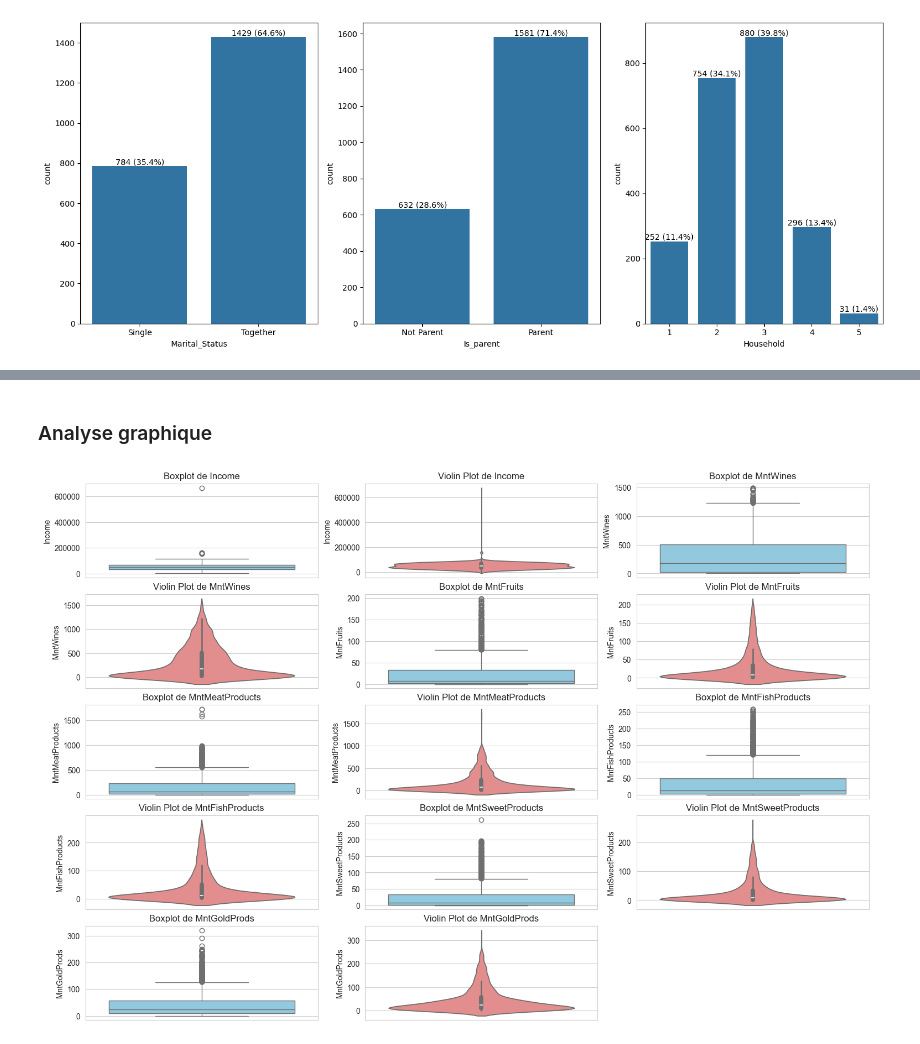
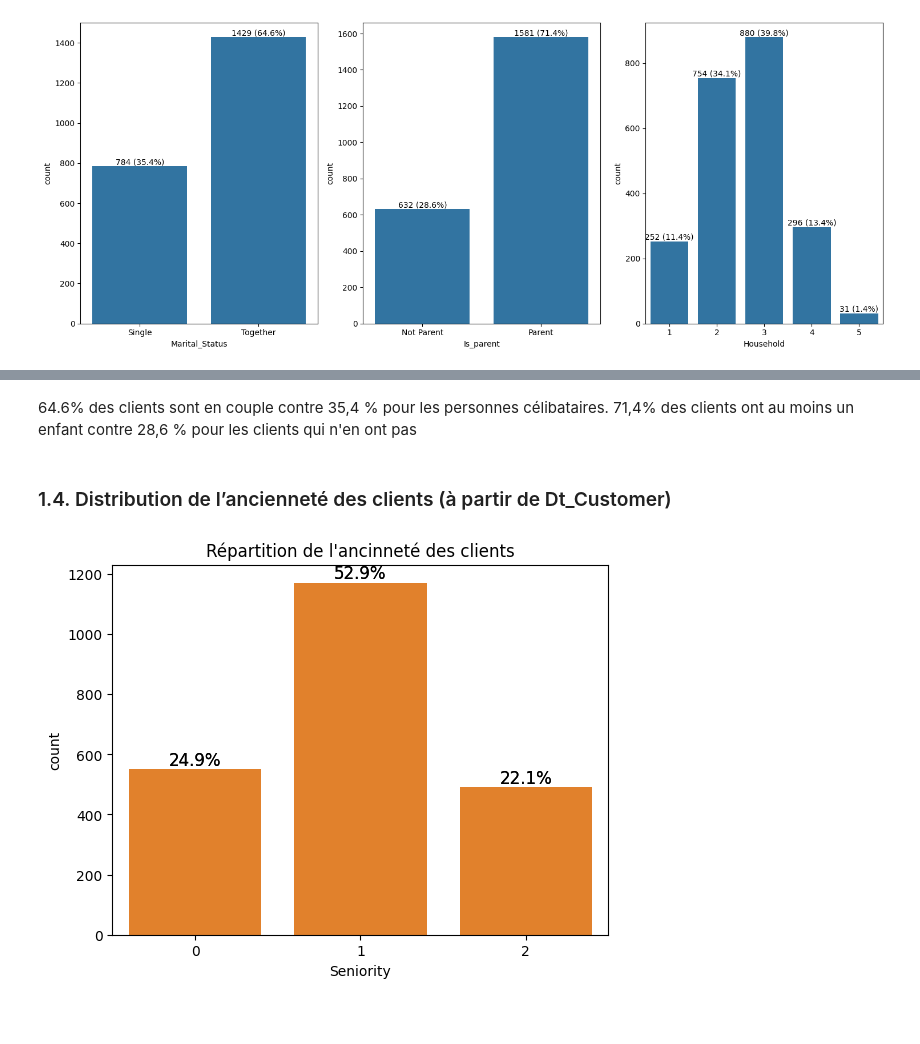
Before and after one commit to RoseM-hub/Marketing-Campaign, a Jupyter notebook: Notebooks/02 - Exploration des données.ipynb, the cells around one changed output, grey strips where cells are left out. Cells and saved outputs as stored; diff of their text form; code cells hidden in the pictures; blank space fills up the shorter version.

```diff
--- a/Notebooks/02 - Exploration des données.ipynb
+++ b/Notebooks/02 - Exploration des données.ipynb
@@ -112,22 +113,0 @@ ModuleNotFoundError: No module named 'plotly'
-# %% [markdown]
-### Analyse graphique
-# %%
-sns.set_style("whitegrid")
-num_vars = len(variables) * 2
-n_cols = 3
-fig, axes = plt.subplots(nrows=nrows, ncols=ncols, figsize=(15, 10), constrained_layout=True)
-nrows = (num_vars + ncols-1)// ncols
-axes = axes.flatten()
-variables =  ["Income", "MntWines",	"MntFruits","MntMeatProducts", "MntFishProducts",	"MntSweetProducts",	"MntGoldProds"]
-for i, var in enumerate(variables):
-    sns.boxplot(y=var, data=df, ax=axes[2*i], color='skyblue')
-    axes[2*i].set_title(f'Boxplot de {var}', fontsize=12)
-    sns.violinplot(y=var, data=df, ax=axes[2*i + 1], color='lightcoral')
-    axes[2*i + 1].set_title(f'Violin Plot de {var}', fontsize=12)
-
-for j in range(2*i + 2, len(axes)):
-    fig.delaxes(axes[j])
-
-plt.show()
-# %% [output]
-[figure, removed]
@@ -135,0 +114,20 @@ data.to_csv("..data/Data_vi_marketing_campaigns.csv", index=False)
+# %% [markdown]
+64.6% des clients sont en couple contre 35,4 % pour les personnes célibataires.
+71,4% des clients ont au moins un enfant contre 28,6  % pour les clients qui n'en ont pas
+# %% [markdown]
+### 1.4. Distribution de l’ancienneté des clients (à partir de Dt_Customer)
+# %%
+ax = sns.countplot(x=data['Seniority'], data=data)
+sns.countplot(x=data['Seniority'], data=data)
+plt.title("Répartition de l'ancinneté des clients")
+total = len(data)
+for p in ax.patches:
+    height = p.get_height()
+    percentage = f'{100 * height / total:.1f}%'
+    ax.annotate(percentage,
+    (p.get_x() + p.get_width() / 2., height),
+    ha='center', va='bottom',
+    fontsize=12, color='black')
+plt.show()
+# %% [output]
+[figure, added]
```
Also changed, not shown: parts of 23 cells of this notebook.
